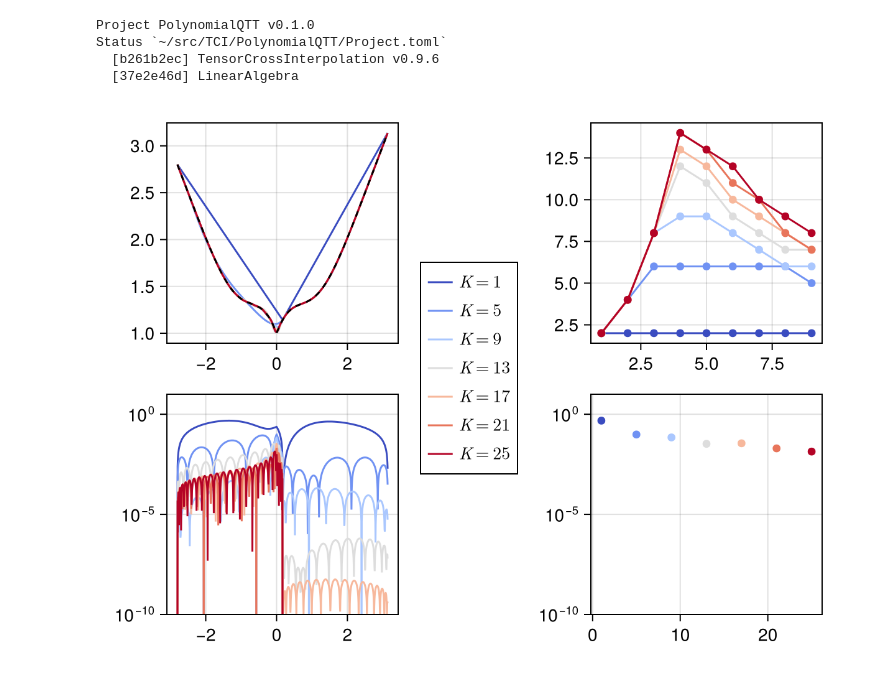
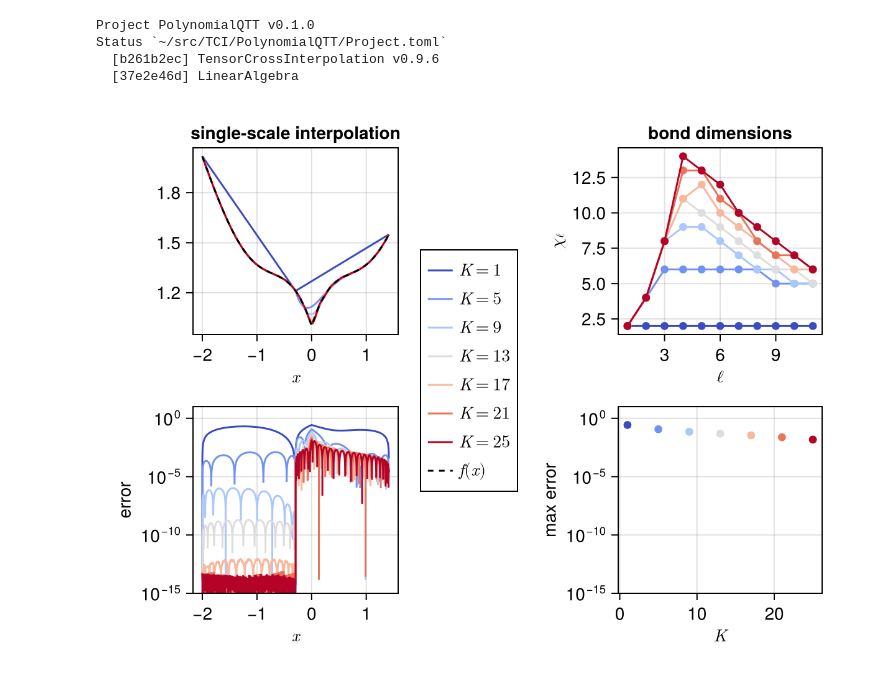
Before and after one commit to tensor4all/PolynomialQTT.jl, a Jupyter notebook: notebook/interpolativedecomp.ipynb, the cells around one changed output. Cells and saved outputs as stored; diff of their text form; code cells hidden in the pictures.

Commit message:
added tests for interpolation

```diff
--- a/notebook/interpolativedecomp.ipynb
+++ b/notebook/interpolativedecomp.ipynb
@@ -15,40 +15,43 @@ Status `~/src/TCI/PolynomialQTT/Project.toml`
   [b261b2ec] TensorCrossInterpolation v0.9.6
   [37e2e46d] LinearAlgebra
 # %%
-R = 10
-a, b = -2.8, float(pi)
+R = 12
+a, b = -2.0, sqrt(2)
 f(x) = exp(-x^2) + abs(x)
 Kmax = 25
 
 grid = QG.DiscretizedGrid{1}(R, a, b)
 
 plotquantics = QG.grididx_to_quantics.(Ref(grid), 1:2^R)
 plotx = QG.grididx_to_origcoord.(Ref(grid), 1:2^R)
 origdata = f.(plotx)
 
 fig = Figure()
-ax = Axis(fig[1, 1])
-axerr = Axis(fig[2, 1], yscale=log10)
-axbonddim = Axis(fig[1, 3])
-axerrK = Axis(fig[2, 3], yscale=log10)
+ax = Axis(fig[1, 1], xlabel=L"x", title="single-scale interpolation")
+axerr = Axis(fig[2, 1], yscale=log10, xlabel=L"x", ylabel="error")
+axbonddim = Axis(fig[1, 3], xlabel=L"\ell", ylabel=L"\chi_\ell", title="bond dimensions")
+axerrK = Axis(fig[2, 3], yscale=log10, xlabel=L"K", ylabel="max error")
 
 for K in 1:4:Kmax
     tt = PolynomialQTT.interpolatesinglescale(f, a, b, R, K)
     ttdata = tt.(plotquantics)
     colorkwargs = (:color=>K, :colorrange=>(1, Kmax), :colormap=>:coolwarm)
     lines!(ax, plotx, ttdata, label=L"K=%$K"; colorkwargs...)
     lines!(axerr, plotx, abs.(ttdata .- origdata); colorkwargs...)
     scatterlines!(axbonddim, 1:R-1, TCI.linkdims(tt); colorkwargs...)
     scatter!(axerrK, K, maximum(abs, ttdata .- origdata); colorkwargs...)
 end
 
-lines!(ax, plotx, origdata, linestyle=:dash, color=:black)
+lines!(ax, plotx, origdata, linestyle=:dash, color=:black, label=L"f(x)")
 
 Legend(fig[1:2, 2], ax)
-ylims!(axerr, 1e-10, 1e1)
-ylims!(axerrK, 1e-10, 1e1)
+ylims!(axerr, 1e-15, 1e1)
+ylims!(axerrK, 1e-15, 1e1)
+
+save("singlescale.pdf", fig)
+
 fig
 # %% [output]
-[figure, old version]
+[figure, new version]
 # %%
 fig = Figure()
```
Also changed, not shown: parts of 5 cells of this notebook, 3 other files.
